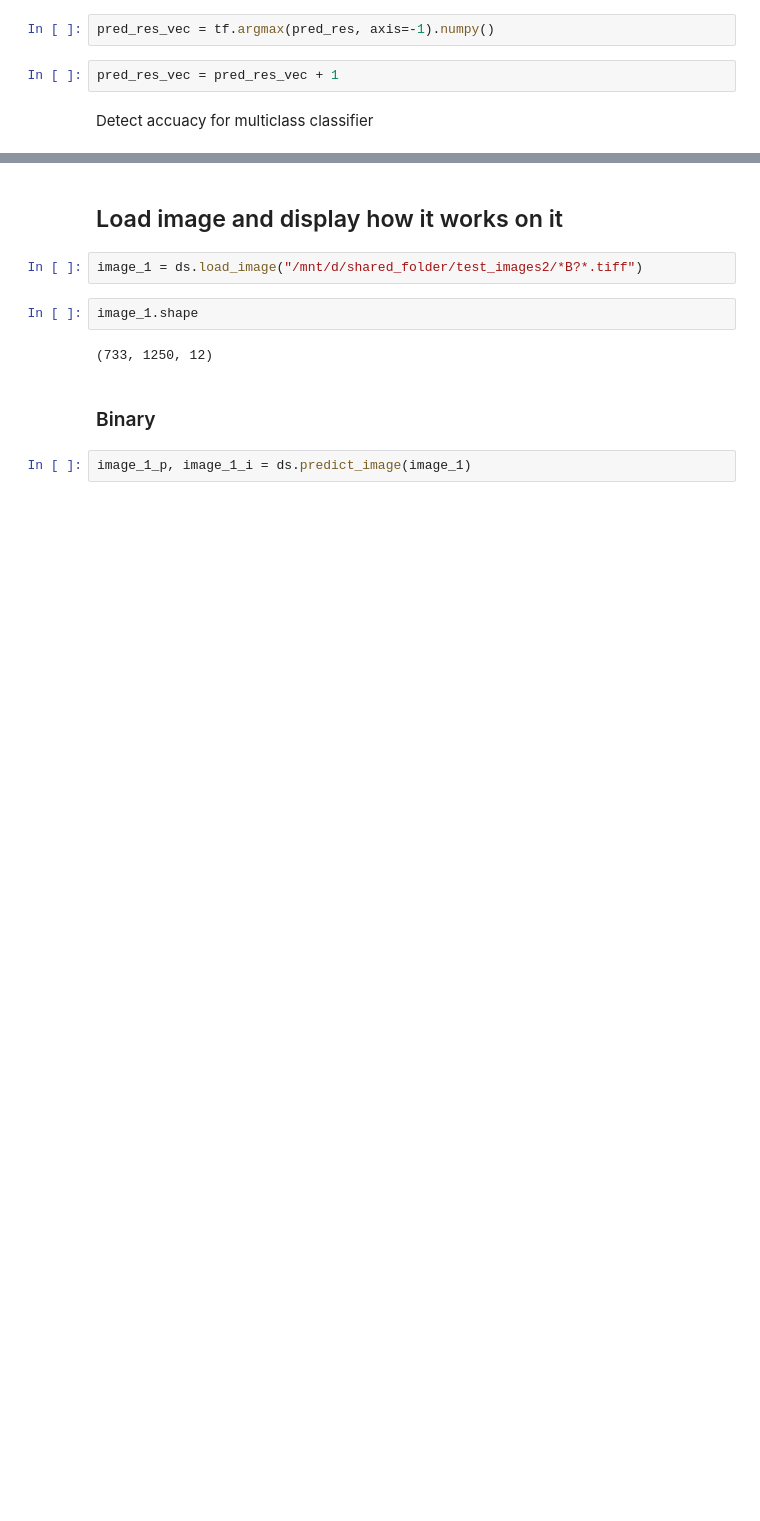
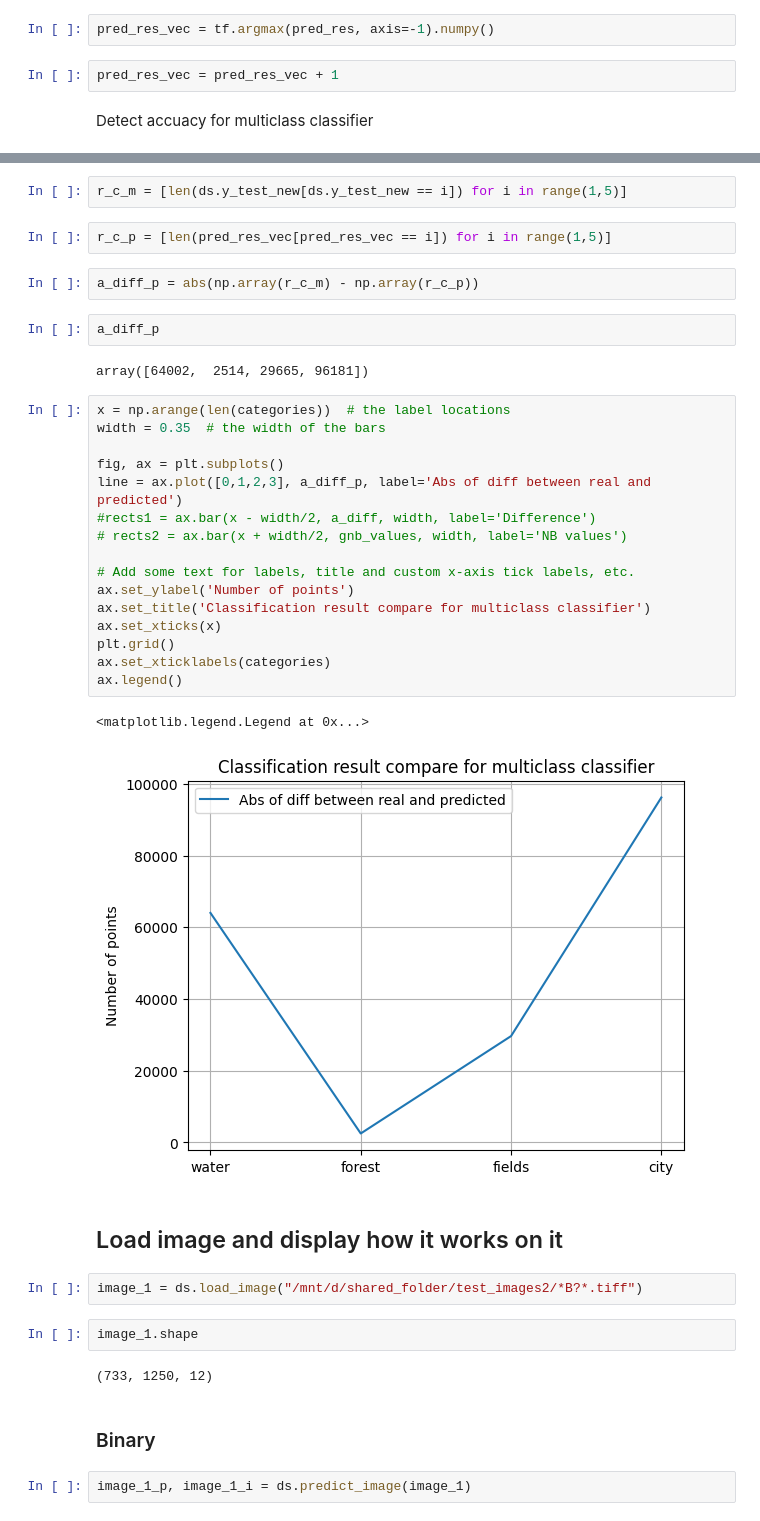
Before and after one commit to angpysha/sat_image_segmentation, a Jupyter notebook: binary_tree_expirement.ipynb, the cells around one changed output, grey strips where cells are left out. Saved outputs shown, nothing was run; the diff lists cells and outputs as text; blank space fills up the shorter version.

```diff
--- a/binary_tree_expirement.ipynb
+++ b/binary_tree_expirement.ipynb
@@ -444,3 +487,32 @@ accuracy_score(pred_res_vec, ds.y_test_new)
+# %%
+r_c_m = [len(ds.y_test_new[ds.y_test_new == i]) for i in range(1,5)]
+# %%
+r_c_p = [len(pred_res_vec[pred_res_vec == i]) for i in range(1,5)]
+# %%
+a_diff_p = abs(np.array(r_c_m) - np.array(r_c_p))
+# %%
+a_diff_p
+# %% [output]
+array([64002,  2514, 29665, 96181])
+# %%
+x = np.arange(len(categories))  # the label locations
+width = 0.35  # the width of the bars
+
+fig, ax = plt.subplots()
+line = ax.plot([0,1,2,3], a_diff_p, label='Abs of diff between real and predicted')
+#rects1 = ax.bar(x - width/2, a_diff, width, label='Difference')
+# rects2 = ax.bar(x + width/2, gnb_values, width, label='NB values')
+
+# Add some text for labels, title and custom x-axis tick labels, etc.
+ax.set_ylabel('Number of points')
+ax.set_title('Classification result compare for multiclass classifier')
+ax.set_xticks(x)
+plt.grid()
+ax.set_xticklabels(categories)
+ax.legend()
+# %% [output]
+<matplotlib.legend.Legend at 0x...>
+[figure, added]
 # %% [markdown]
 ## Load image and display how it works on it
 # %%
```
Also changed, not shown: parts of 25 cells of this notebook, 4 other files.
